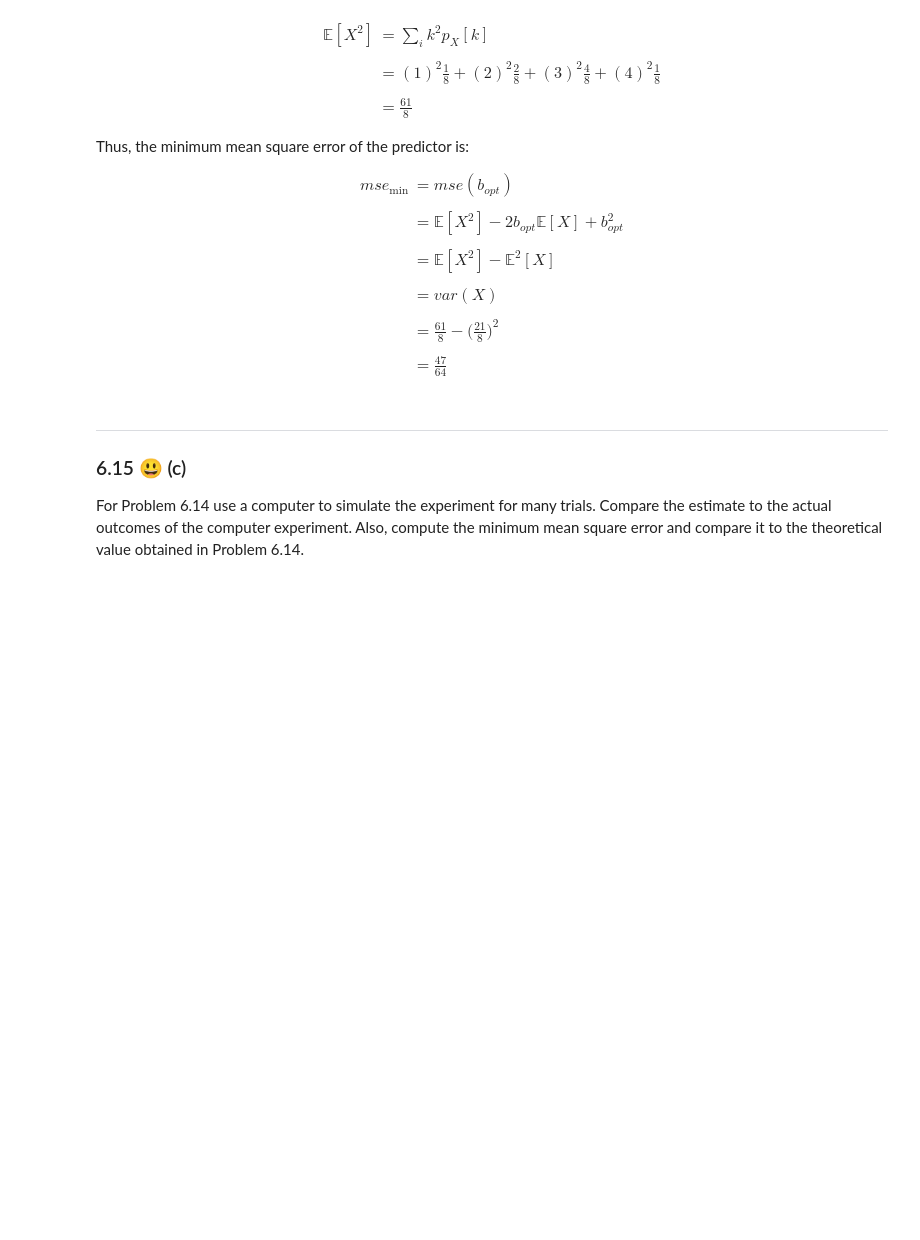
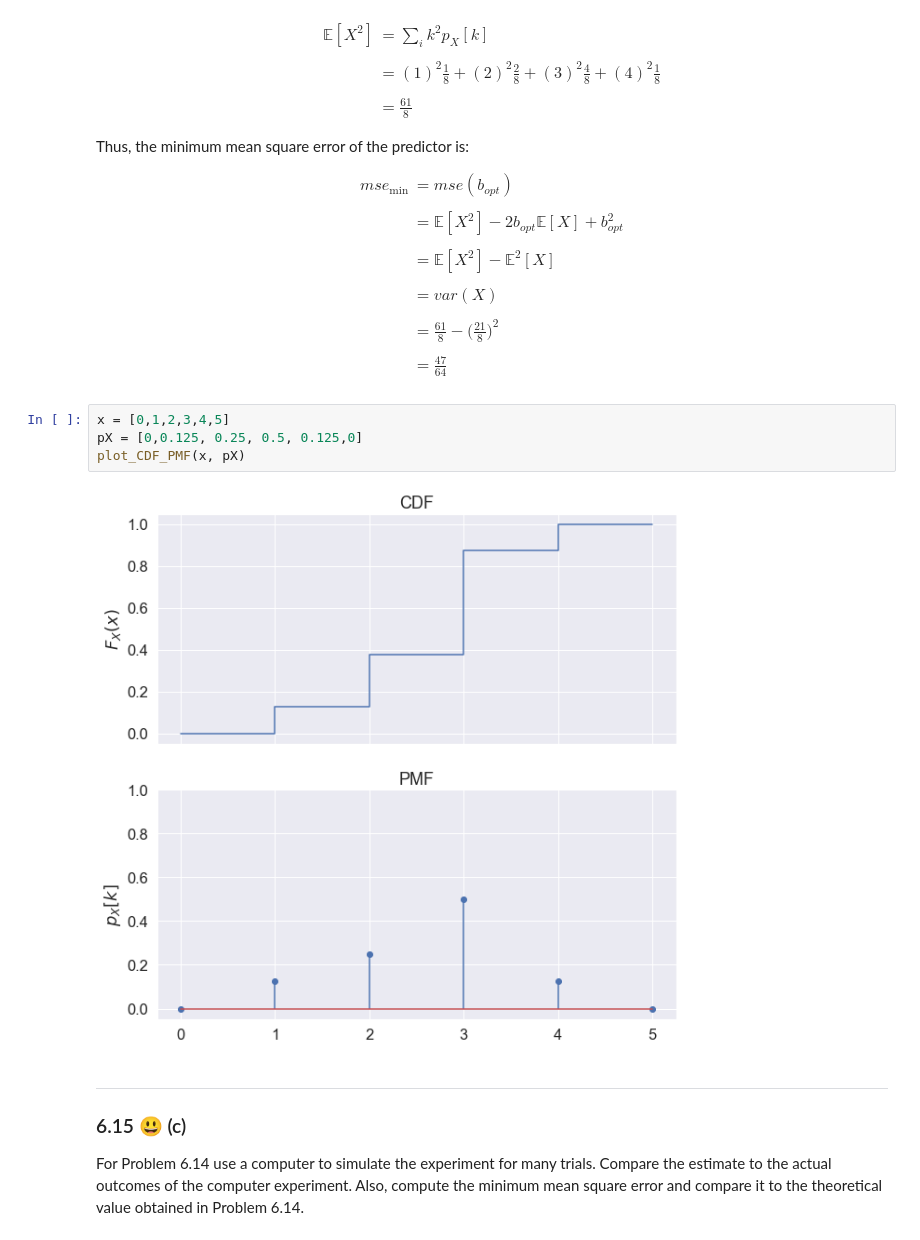
Before and after one commit to VictorCannestro/Intuitive_Probability_and_Random_Processes, a Jupyter notebook: CH6_Expected_Values_for_Discrete_Random_Variables.ipynb, the cells around one changed output. Saved outputs shown, nothing was run; the diff lists cells and outputs as text; blank space fills up the shorter version.

```diff
--- a/CH6_Expected_Values_for_Discrete_Random_Variables.ipynb
+++ b/CH6_Expected_Values_for_Discrete_Random_Variables.ipynb
@@ -606,6 +633,12 @@ $$
     \end{split}
 \end{equation}
 $$
+# %%
+x = [0,1,2,3,4,5]
+pX = [0,0.125, 0.25, 0.5, 0.125,0]
+plot_CDF_PMF(x, pX)
+# %% [output]
+[figure, added]
 # %% [markdown]
 ***
 ### 6.15 😃 (c)
```
Also changed, not shown: parts of 11 cells of this notebook.
